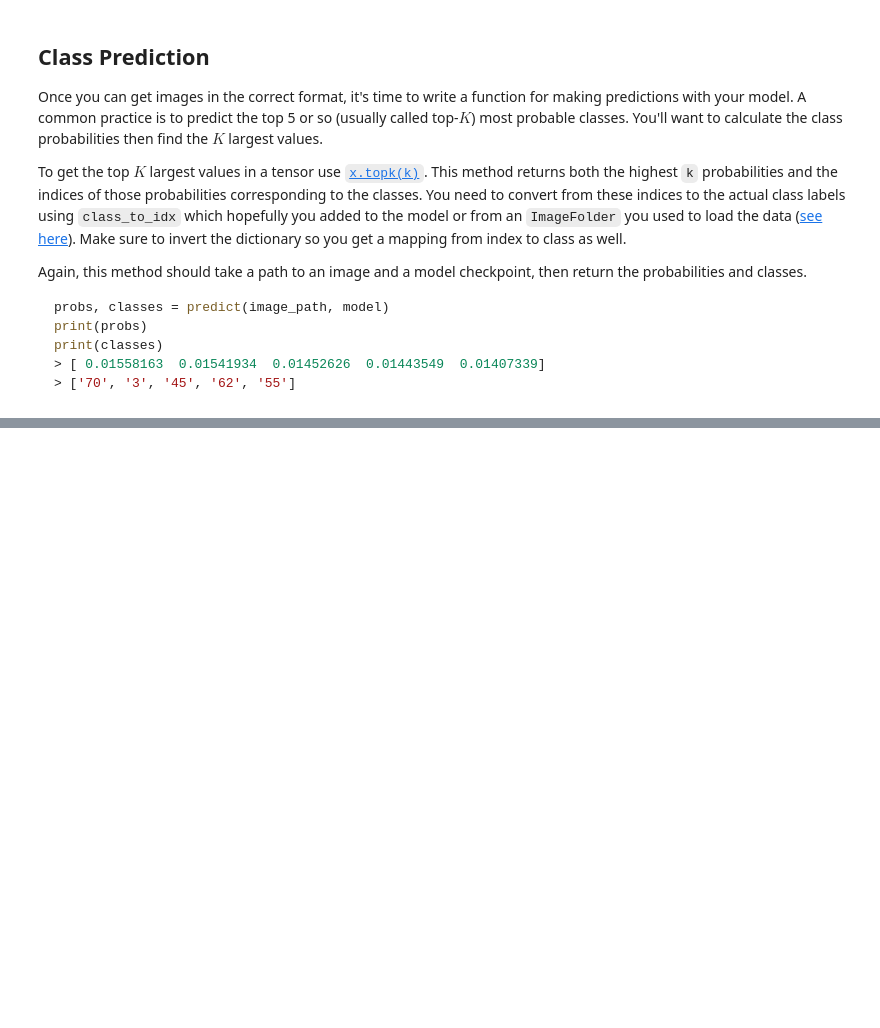
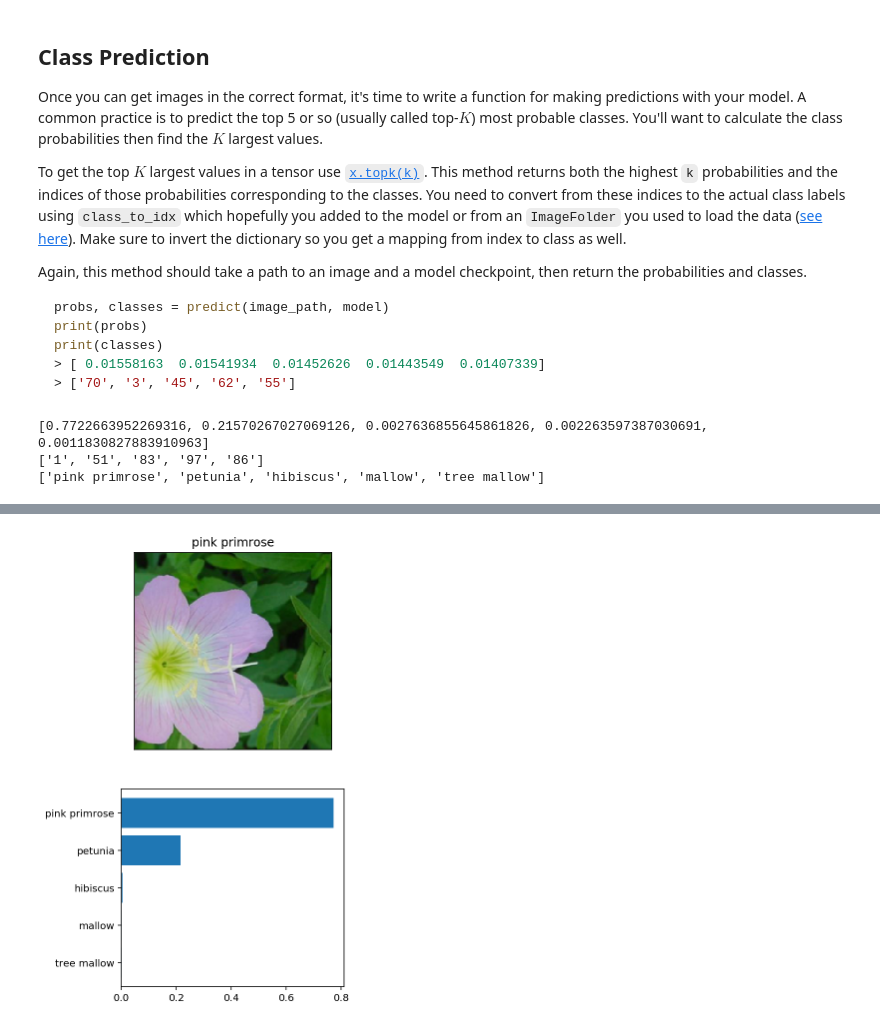
Before and after one commit to blowe615/flower_classifier, a Jupyter notebook: Image Classifier Project.ipynb, the cells around one changed output, grey strips where cells are left out. Saved outputs shown, nothing was run; the diff lists cells and outputs as text; code cells hidden in the pictures; blank space fills up the shorter version.

```diff
--- a/Image Classifier Project.ipynb
+++ b/Image Classifier Project.ipynb
@@ -430,3 +531,15 @@ def predict(image_path, model, topk=5):
+# %%
+probs, classes = predict(test_image, model)
+print(probs)
+print(classes)
+labels = []
+for cls in classes:
+    labels.append(cat_to_name[cls])
+print(labels)
+# %% [output]
+[0.7722663952269316, 0.21570267027069126, 0.0027636855645861826, 0.002263597387030691, 0.0011830827883910963]
+['1', '51', '83', '97', '86']
+['pink primrose', 'petunia', 'hibiscus', 'mallow', 'tree mallow']
 # %% [markdown]
 ## Sanity Checking
 
@@ -439,0 +551,29 @@ You can convert from the class integer encoding to actual flower names with the
+# %%
+fig, (ax1,ax2) = plt.subplots(2,1,figsize=(4,8))
+
+## NOTE: The imshow function creates an instance of subplots, so a second subplot could not be created.
+## To display both in the same plot, I copied the imshow function but removed the lines creating the subplots
+image = test_image_tensor.numpy().transpose((1, 2, 0))
+# Undo preprocessing
+mean = np.array([0.485, 0.456, 0.406])
+std = np.array([0.229, 0.224, 0.225])
+image = std * image + mean
+
+# Image needs to be clipped between 0 and 1 or it looks like noise when displayed
+image = np.clip(image, 0, 1)
+
+# Turn off axes labels for cleaner image
+ax1.set_title(cat_to_name['1'])
+ax1.tick_params(axis='both', length=0)
+ax1.set_xticklabels('')
+ax1.set_yticklabels('')
+
+ax1.imshow(image)
+
+ax2.barh(np.arange(len(probs)),probs)
+ax2.invert_yaxis()
+ax2.set_yticks(np.arange(len(probs)))
+ax2.set_yticklabels(labels)
+plt.show()
+# %% [output]
+[figure, added]
```
Also changed, not shown: parts of 21 cells of this notebook.
